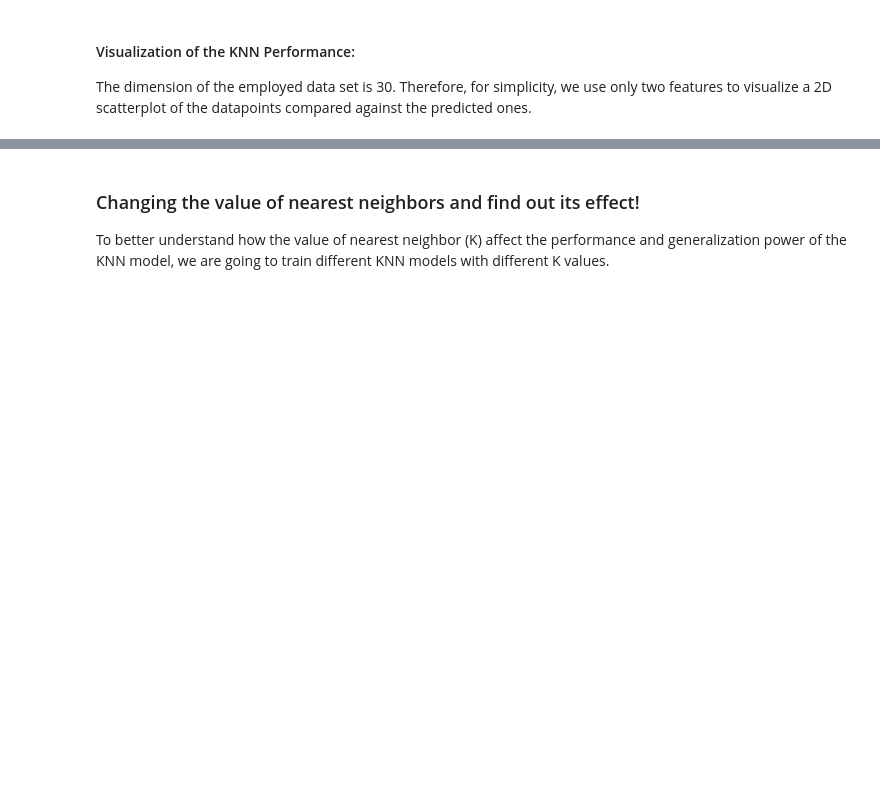
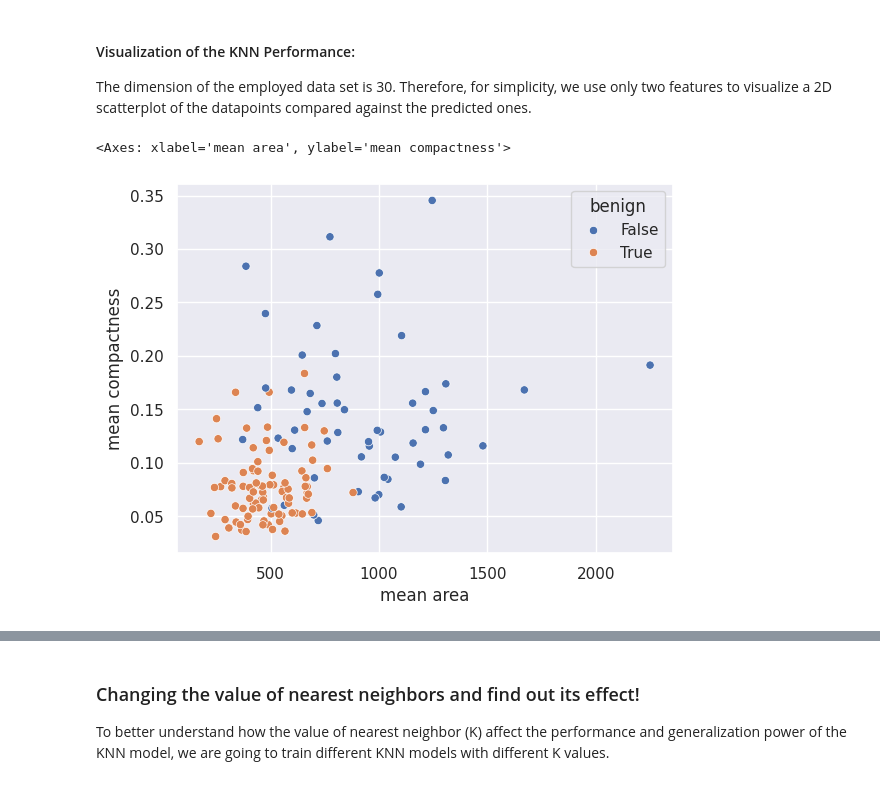
Before and after one commit to orebe2003-glitch/AUI, a Jupyter notebook: google_colab_files/04_Classification_of_data.ipynb, the cells around one changed output, grey strips where cells are left out. Drawn from its saved outputs; the diff is of its cells as text; code cells hidden in the pictures; blank space fills up the shorter version.

```diff
--- a/google_colab_files/04_Classification_of_data.ipynb
+++ b/google_colab_files/04_Classification_of_data.ipynb
@@ -163,11 +189,15 @@ print('Prediction Accuracy Score is:',metrics.accuracy_score(y_test,y_pred))
 The dimension of the employed data set is 30. Therefore, for simplicity, we use only two features to visualize a 2D scatterplot of the datapoints compared against the predicted ones.
 # %%
 # Scatter plot of the prediction
+plot_data = pd.concat([x_test, y_test], axis=1)
 sns.scatterplot(
     x='mean area',
     y='mean compactness',
     hue='benign',
-    data=x_test.join(y_test, how='outer'))
+    data=plot_data)
+# %% [output]
+<Axes: xlabel='mean area', ylabel='mean compactness'>
+[figure, added]
 # %%
 # Scatter plot of the real data
 plt.scatter(
```
Also changed, not shown: parts of 10 cells of this notebook.
